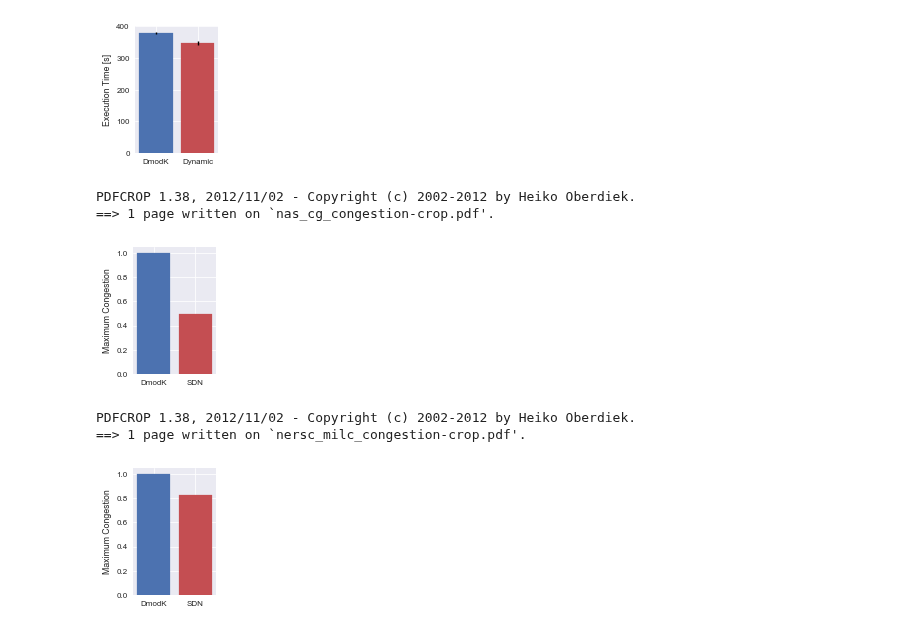
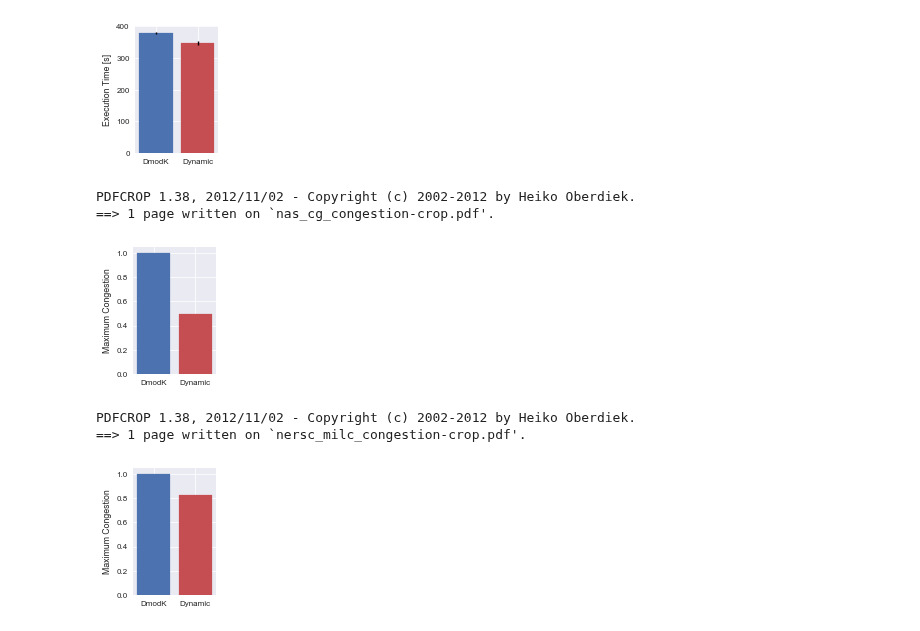
Before and after one commit to keichi/hpcmaspa17-pfanalyzer, a Jupyter notebook: img/plot.ipynb, the cells around one changed output. Cells and saved outputs as stored; diff of their text form; code cells hidden in the pictures.

```diff
--- a/img/plot.ipynb
+++ b/img/plot.ipynb
@@ -141,26 +145,30 @@ PDFCROP 1.38, 2012/11/02 - Copyright (c) 2002-2012 by Heiko Oberdiek.
 ==> 1 page written on `nersc_milc_execution_time-crop.pdf'.
 [figure]
 # %%
+pal = sns.color_palette()
+
 x = np.arange(2)
 y= np.array([1, 0.500022154])
 
 fig, ax = plt.subplots()
 fig.subplots_adjust(left=.27, bottom=.15, right=.97, top=.97)
 bars = ax.bar(x, y, tick_label=["DmodK", "Dynamic"])
 bars[0].set_color(pal[0])
 bars[1].set_color(pal[2])
 ax.set_ylabel("Maximum Congestion")
 
 fig.set_size_inches(w / 2 - 0.1, h)
 fig.savefig("nas_cg_congestion.pdf")
 
 !pdfcrop nas_cg_congestion.pdf
 !mv nas_cg_congestion-crop.pdf nas_cg_congestion.pdf
 # %% [output]
 PDFCROP 1.38, 2012/11/02 - Copyright (c) 2002-2012 by Heiko Oberdiek.
 ==> 1 page written on `nas_cg_congestion-crop.pdf'.
-[figure, old version]
+[figure, new version]
 # %%
+pal = sns.color_palette()
+
 x = np.arange(2)
 y= np.array([1, 0.824892101])
 
@@ -179,4 +187,4 @@ fig.savefig("nersc_milc_congestion.pdf")
 # %% [output]
 PDFCROP 1.38, 2012/11/02 - Copyright (c) 2002-2012 by Heiko Oberdiek.
 ==> 1 page written on `nersc_milc_congestion-crop.pdf'.
-[figure, old version]
+[figure, new version]
```
Also changed, not shown: parts of 2 cells of this notebook, 2 other files.
